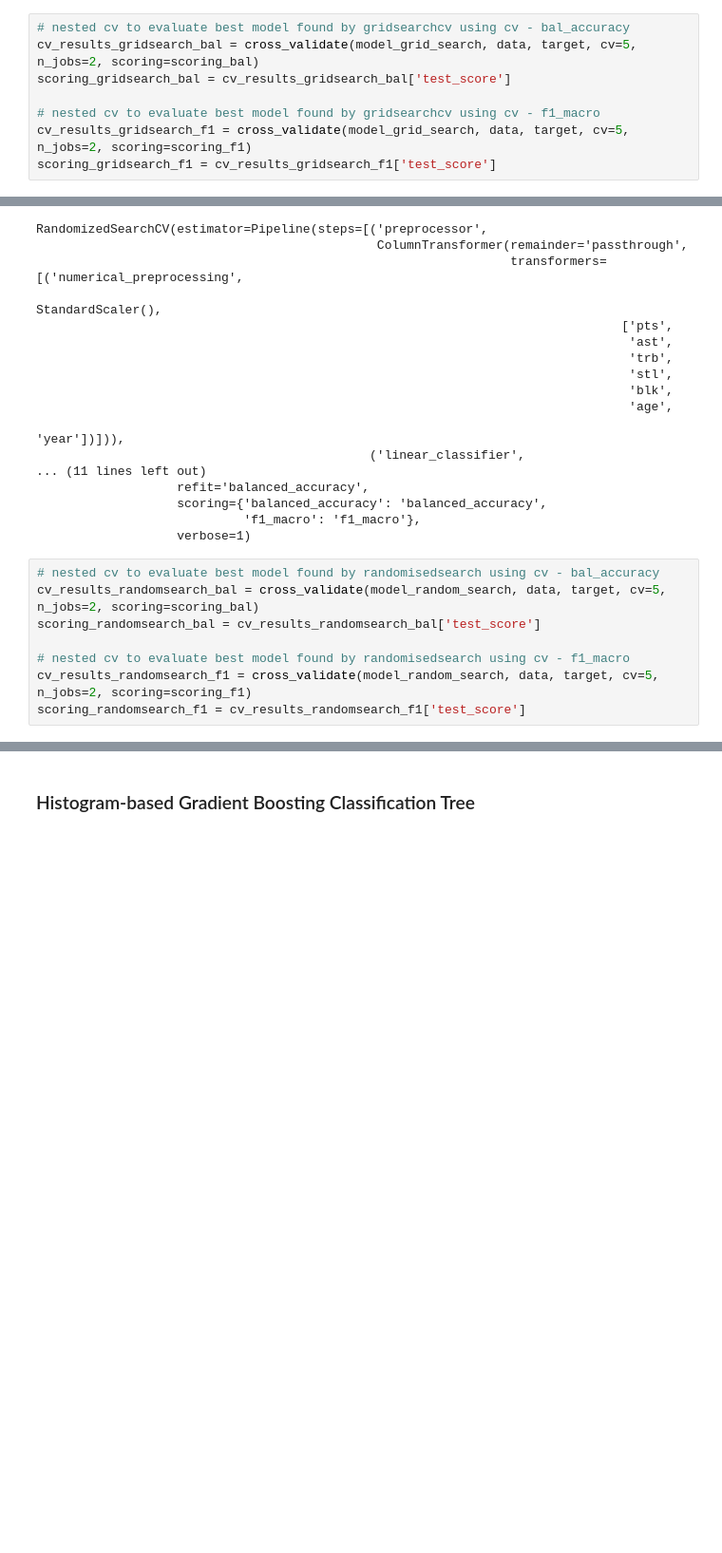
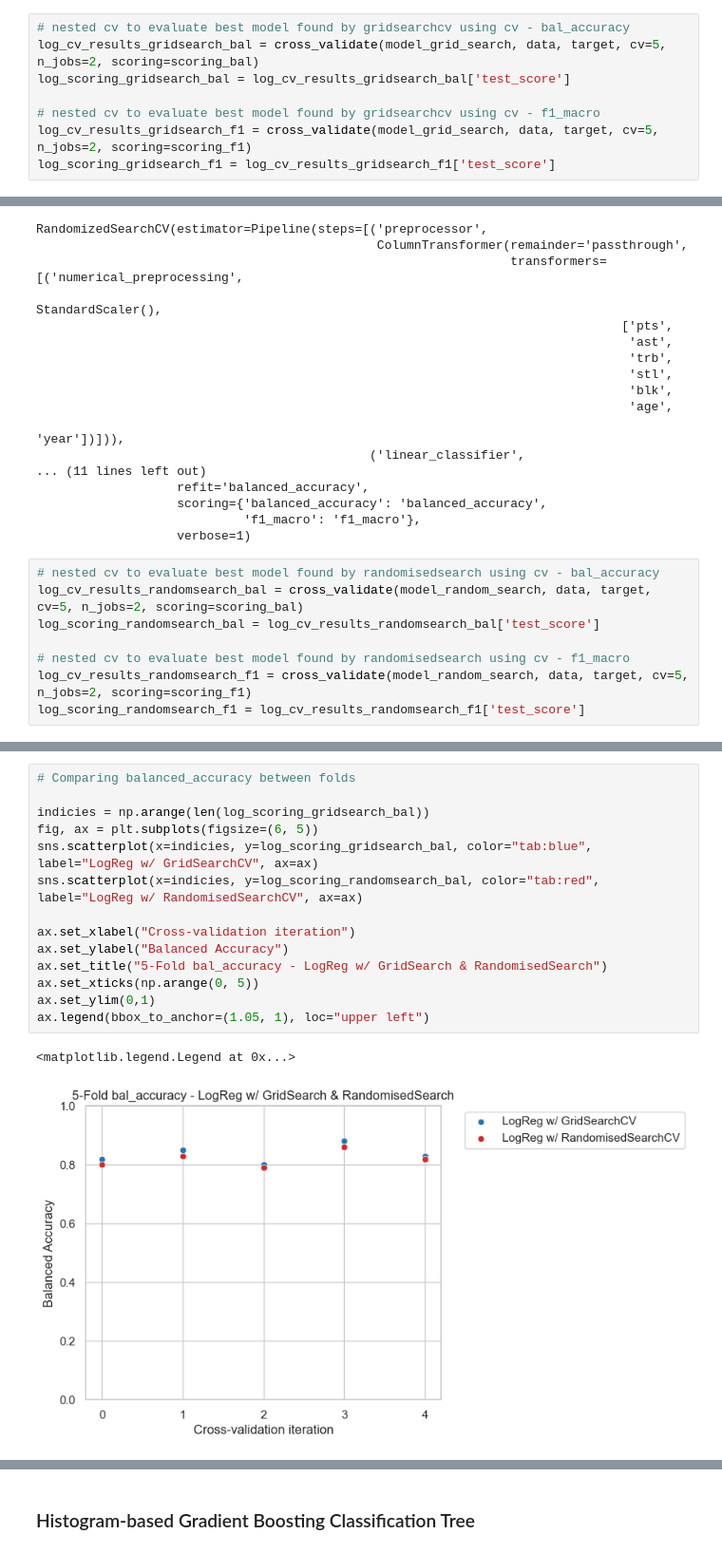
Before and after one commit to danielliu2707/positionn, a Jupyter notebook: player_statistics.ipynb, the cells around one changed output, grey strips where cells are left out. Shown at 95% size. Drawn from its saved outputs; the diff is of its cells as text; blank space fills up the shorter version.

Commit message:
Introduce Decision Tree model to predict user position based using player statistics.

```diff
--- a/player_statistics.ipynb
+++ b/player_statistics.ipynb
@@ -265,12 +271,12 @@ GridSearchCV(estimator=Pipeline(steps=[('preprocessor',
              verbose=1)
 # %%
 # nested cv to evaluate best model found by gridsearchcv using cv - bal_accuracy
-cv_results_gridsearch_bal = cross_validate(model_grid_search, data, target, cv=5, n_jobs=2, scoring=scoring_bal)
-scoring_gridsearch_bal = cv_results_gridsearch_bal['test_score']
+log_cv_results_gridsearch_bal = cross_validate(model_grid_search, data, target, cv=5, n_jobs=2, scoring=scoring_bal)
+log_scoring_gridsearch_bal = log_cv_results_gridsearch_bal['test_score']
 
 # nested cv to evaluate best model found by gridsearchcv using cv - f1_macro
-cv_results_gridsearch_f1 = cross_validate(model_grid_search, data, target, cv=5, n_jobs=2, scoring=scoring_f1)
-scoring_gridsearch_f1 = cv_results_gridsearch_f1['test_score']
+log_cv_results_gridsearch_f1 = cross_validate(model_grid_search, data, target, cv=5, n_jobs=2, scoring=scoring_f1)
+log_scoring_gridsearch_f1 = log_cv_results_gridsearch_f1['test_score']
 # %% [output]
 Fitting 5 folds for each of 120 candidates, totalling 600 fits
 Fitting 5 folds for each of 120 candidates, totalling 600 fits
@@ -334,12 +344,12 @@ RandomizedSearchCV(estimator=Pipeline(steps=[('preprocessor',
                    verbose=1)
 # %%
 # nested cv to evaluate best model found by randomisedsearch using cv - bal_accuracy
-cv_results_randomsearch_bal = cross_validate(model_random_search, data, target, cv=5, n_jobs=2, scoring=scoring_bal)
-scoring_randomsearch_bal = cv_results_randomsearch_bal['test_score']
+log_cv_results_randomsearch_bal = cross_validate(model_random_search, data, target, cv=5, n_jobs=2, scoring=scoring_bal)
+log_scoring_randomsearch_bal = log_cv_results_randomsearch_bal['test_score']
 
 # nested cv to evaluate best model found by randomisedsearch using cv - f1_macro
-cv_results_randomsearch_f1 = cross_validate(model_random_search, data, target, cv=5, n_jobs=2, scoring=scoring_f1)
-scoring_randomsearch_f1 = cv_results_randomsearch_f1['test_score']
+log_cv_results_randomsearch_f1 = cross_validate(model_random_search, data, target, cv=5, n_jobs=2, scoring=scoring_f1)
+log_scoring_randomsearch_f1 = log_cv_results_randomsearch_f1['test_score']
 # %% [output]
 Fitting 5 folds for each of 50 candidates, totalling 250 fits
 Fitting 5 folds for each of 50 candidates, totalling 250 fits
@@ -353,0 +393,17 @@ Fitting 5 folds for each of 50 candidates, totalling 250 fits
+# %%
+# Comparing balanced_accuracy between folds
+
+indicies = np.arange(len(log_scoring_gridsearch_bal))
+fig, ax = plt.subplots(figsize=(6, 5))
+sns.scatterplot(x=indicies, y=log_scoring_gridsearch_bal, color="tab:blue", label="LogReg w/ GridSearchCV", ax=ax)
+sns.scatterplot(x=indicies, y=log_scoring_randomsearch_bal, color="tab:red", label="LogReg w/ RandomisedSearchCV", ax=ax)
+
+ax.set_xlabel("Cross-validation iteration")
+ax.set_ylabel("Balanced Accuracy")
+ax.set_title("5-Fold bal_accuracy - LogReg w/ GridSearch & RandomisedSearch")
+ax.set_xticks(np.arange(0, 5))
+ax.set_ylim(0,1)
+ax.legend(bbox_to_anchor=(1.05, 1), loc="upper left")
+# %% [output]
+<matplotlib.legend.Legend at 0x...>
+[figure, added]
```
Also changed, not shown: parts of 33 cells of this notebook.
